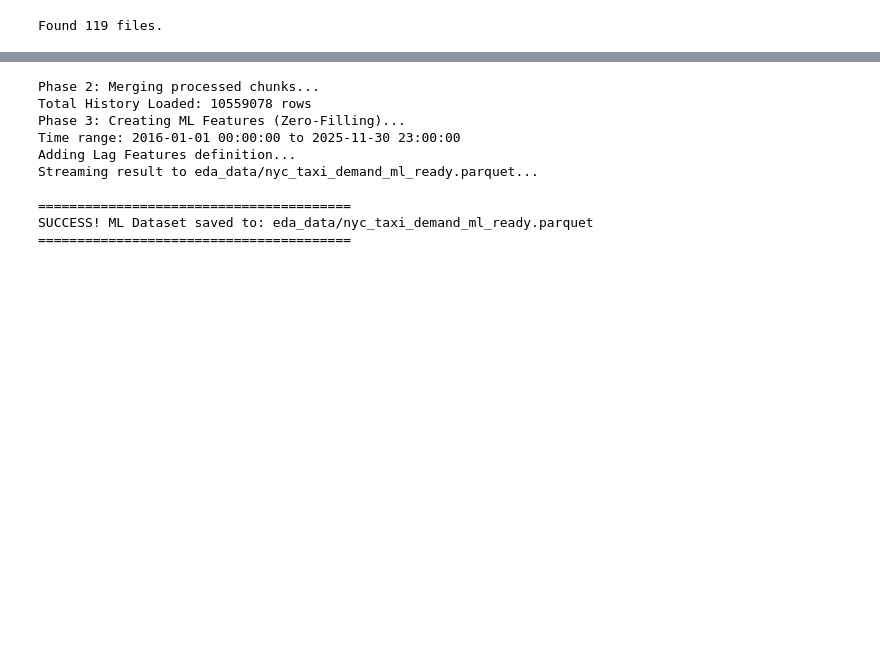
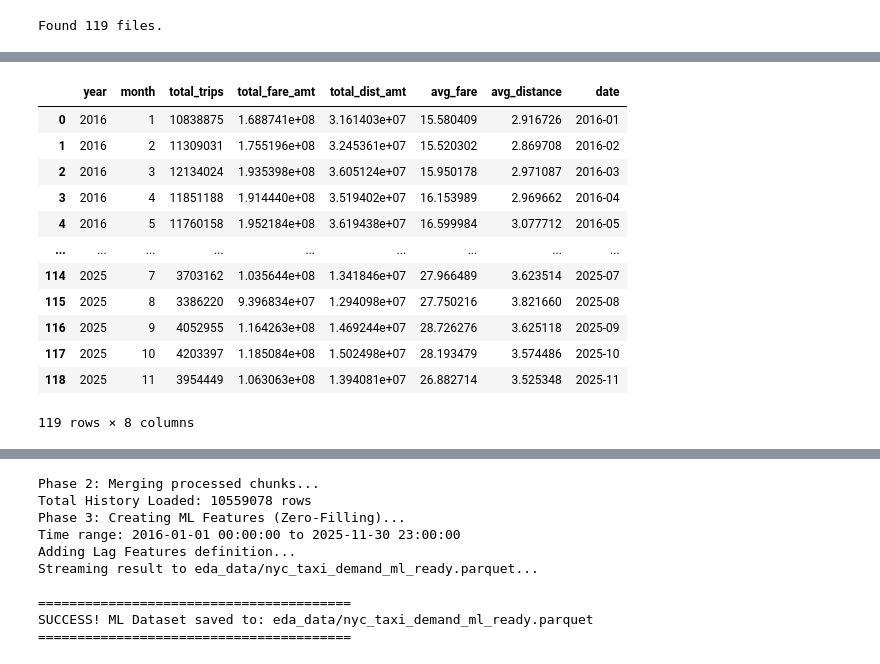
Before and after one commit to Zhanqiu-Guo/NYC-Yellow-Cab, a Jupyter notebook: EDA.ipynb, the cells around one changed output, grey strips where cells are left out. Drawn from its saved outputs; the diff is of its cells as text; code cells hidden in the pictures; blank space fills up the shorter version.

```diff
--- a/EDA.ipynb
+++ b/EDA.ipynb
@@ -145,0 +581,16 @@ if hourly_accum:
+# %%
+pdf_monthly
+# %% [output]
+|  | year | month | total_trips | total_fare_amt | total_dist_amt | avg_fare | avg_distance | date |
+| 0 | 2016 | 1 | 10838875 | 1.688741e+08 | 3.161403e+07 | 15.580409 | 2.916726 | 2016-01 |
+| 1 | 2016 | 2 | 11309031 | 1.755196e+08 | 3.245361e+07 | 15.520302 | 2.869708 | 2016-02 |
+| 2 | 2016 | 3 | 12134024 | 1.935398e+08 | 3.605124e+07 | 15.950178 | 2.971087 | 2016-03 |
+| 3 | 2016 | 4 | 11851188 | 1.914440e+08 | 3.519402e+07 | 16.153989 | 2.969662 | 2016-04 |
+| 4 | 2016 | 5 | 11760158 | 1.952184e+08 | 3.619438e+07 | 16.599984 | 3.077712 | 2016-05 |
+| ... | ... | ... | ... | ... | ... | ... | ... | ... |
+| 114 | 2025 | 7 | 3703162 | 1.035644e+08 | 1.341846e+07 | 27.966489 | 3.623514 | 2025-07 |
+| 115 | 2025 | 8 | 3386220 | 9.396834e+07 | 1.294098e+07 | 27.750216 | 3.821660 | 2025-08 |
+| 116 | 2025 | 9 | 4052955 | 1.164263e+08 | 1.469244e+07 | 28.726276 | 3.625118 | 2025-09 |
+| 117 | 2025 | 10 | 4203397 | 1.185084e+08 | 1.502498e+07 | 28.193479 | 3.574486 | 2025-10 |
+| 118 | 2025 | 11 | 3954449 | 1.063063e+08 | 1.394081e+07 | 26.882714 | 3.525348 | 2025-11 |
+119 rows × 8 columns
```
Also changed, not shown: parts of 13 cells of this notebook, 12 other files.
